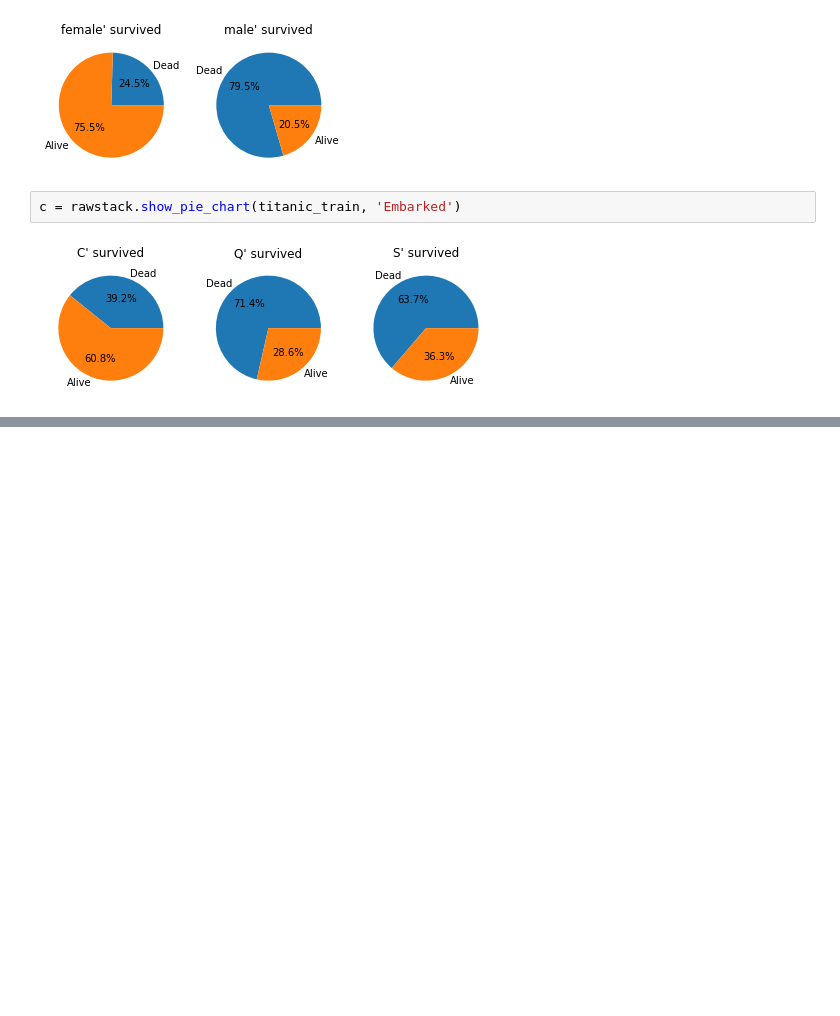
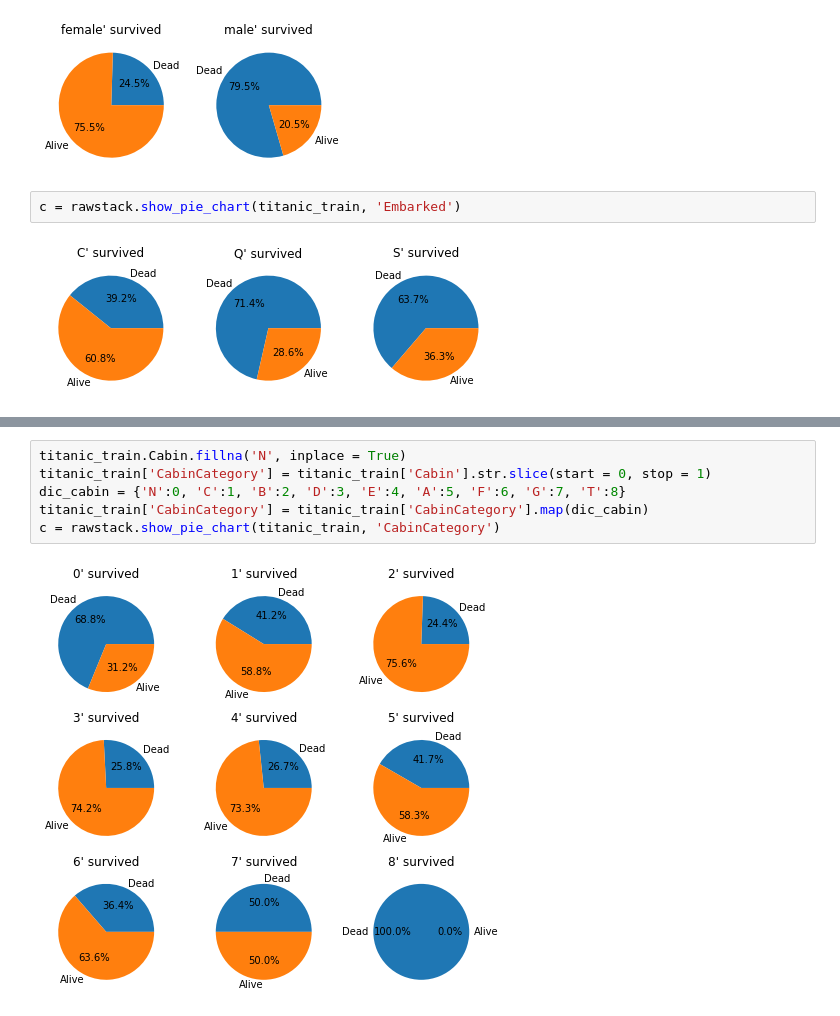
Before and after one commit to Chulwoong-Oh/ML01, a Jupyter notebook: decision_tree_r1.ipynb, the cells around one changed output, grey strips where cells are left out. Drawn from its saved outputs; the diff is of its cells as text; blank space fills up the shorter version.

```diff
--- a/decision_tree_r1.ipynb
+++ b/decision_tree_r1.ipynb
@@ -172,0 +163,8 @@ c = rawstack.show_pie_chart(titanic_train, 'Title')
+# %%
+titanic_train.Cabin.fillna('N', inplace = True)
+titanic_train['CabinCategory'] = titanic_train['Cabin'].str.slice(start = 0, stop = 1)
+dic_cabin = {'N':0, 'C':1, 'B':2, 'D':3, 'E':4, 'A':5, 'F':6, 'G':7, 'T':8}
+titanic_train['CabinCategory'] = titanic_train['CabinCategory'].map(dic_cabin)
+c = rawstack.show_pie_chart(titanic_train, 'CabinCategory')
+# %% [output]
+[figure, added]
```
Also changed, not shown: parts of 5 cells of this notebook.
